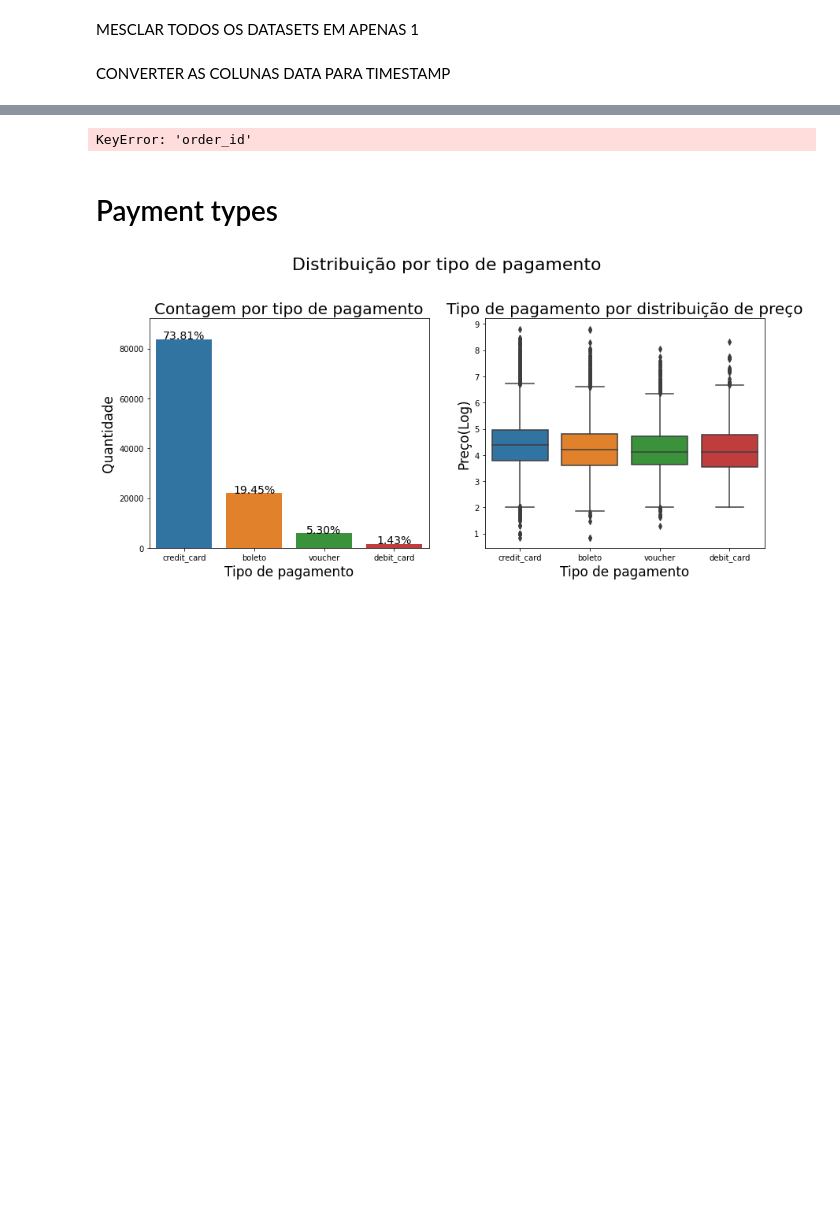
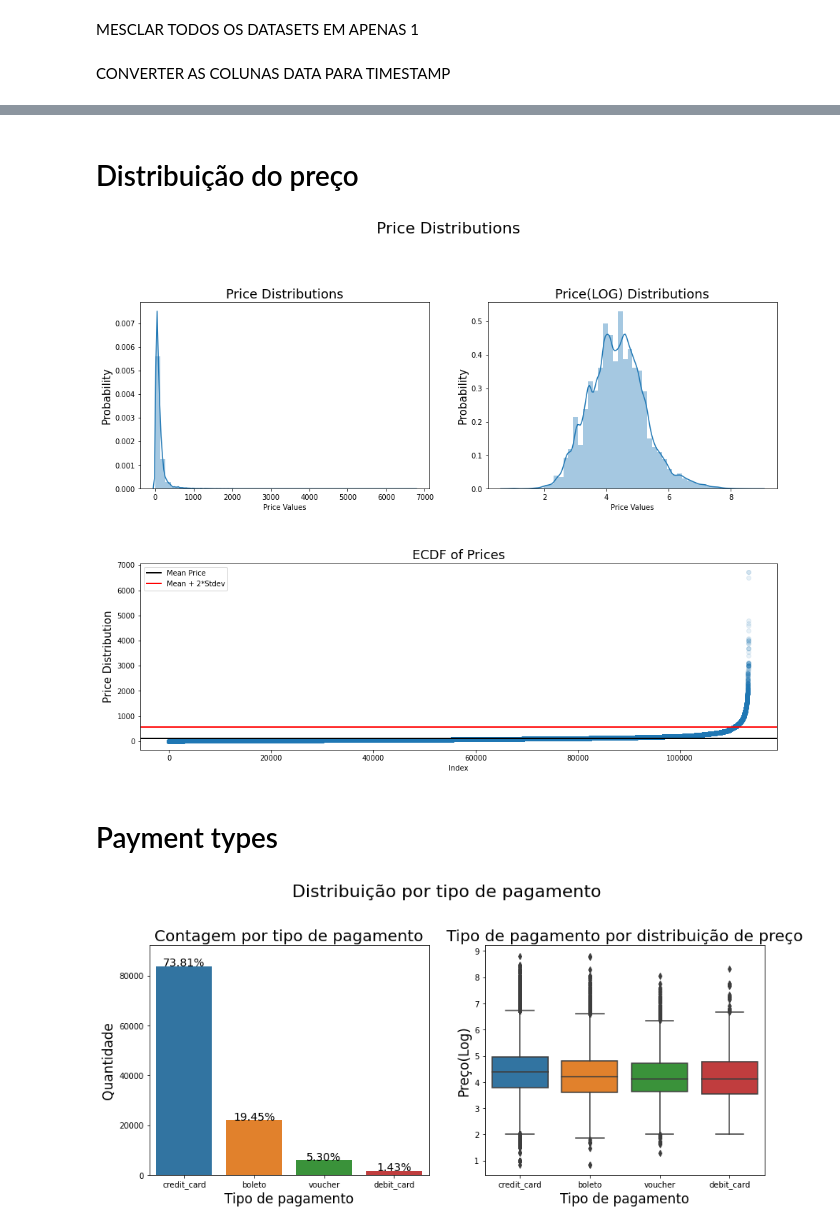
Before and after one commit to matusalemcassim/stack-labs, a Jupyter notebook: TESTE_02.ipynb, the cells around one changed output, grey strips where cells are left out. Cells and saved outputs as stored; diff of their text form; code cells hidden in the pictures; blank space fills up the shorter version.

```diff
--- a/TESTE_02.ipynb
+++ b/TESTE_02.ipynb
@@ -99,35 +76,41 @@ dts0
-# %%
-def complete_order_rate(s):
-    if s['order_id'].nunique() != 0:
-        rate = float(s[s['order_status_agg'] == 'completed']['order_id'].nunique())/float(s['order_id'].nunique())
-    else :
-        rate = 0.0
-    return rate
-dts1 = merge_df.groupby(pd.Grouper(key = 'order_purchase_timestamp',freq = 'W'))\
-        .agg(complete_order_rate).dropna().reset_index()
-dts1 = dts1[['order_purchase_timestamp','order_id']]
-dts1_col = {'order_purchase_timestamp':'Year-Month',
-            'order_id':'Complete Order Rate'}
-dts1 = dts1.rename(columns = dts1_col)
-print('Data sets cover time from {start_date} to {end_date}.'\
-      .format(start_date = merge_df['order_purchase_timestamp'].min(),\
-              end_date = merge_df['order_purchase_timestamp'].max()))
-print('Total order amount is {total_num}, {complete_rate:.2%} of the orders were success, {in_progress_rate:.2%} were in progress, {fail_rate:.2%} were failed'\
-        .format(total_num = merge_df['order_id'].nunique(),\
-        complete_rate = float(merge_df[merge_df['order_status_agg'] == 'completed']['order_id'].nunique())/float( merge_df['order_id'].nunique()),\
-        in_progress_rate = float(merge_df[merge_df['order_status_agg'] == 'order_in_progress']['order_id'].nunique())/float( merge_df['order_id'].nunique()),\
-        fail_rate = float(merge_df[merge_df['order_status_agg'] == 'order_fail']['order_id'].nunique())/float( merge_df['order_id'].nunique())))
-f, axs = plt.subplots(nrows = 2, ncols = 1, figsize = (20, 10), sharex = True, dpi = 120)
-for ax in axs:
-    ax.xaxis.set_major_locator(mdates.MonthLocator())
-    ax.xaxis.set_major_formatter(mdates.DateFormatter('%y:%m'))
-f.autofmt_xdate()
-axs[0].set_title('Weekly order amount')
-axs[1].set_title('Weekly order complete rate')
-sns.lineplot(x = 'Year-Month', y = 'Total_num', data = dts0, ax = axs[0]);
-sns.lineplot(x = 'Year-Month', y = 'Complete Order Rate', data = dts1, ax = axs[1] );
-# %% [output]
-KeyError: 'order_id'
+# %% [markdown]
+# Distribuição do preço
+# %%
+merge_df['price'].fillna(-1, inplace=True)
+
+plt.figure(figsize=(16,12))
+plt.suptitle('Price Distributions', fontsize=22)
+plt.subplot(221)
+g = sns.distplot(merge_df['price'])
+g.set_title("Price Distributions", fontsize=18)
+g.set_xlabel("Price Values")
+g.set_ylabel("Probability", fontsize=15)
+
+plt.subplot(222)
+g1 = sns.distplot(np.log(merge_df['price']+1.5))
+g1.set_title("Price(LOG) Distributions", fontsize=18)
+g1.set_xlabel("Price Values")
+g1.set_ylabel("Probability", fontsize=15)
+
+plt.subplot(212)
+g4 = plt.scatter(range(merge_df.shape[0]),
+                 np.sort(merge_df['price'].values),
+                 alpha=.1)
+g4= plt.title("ECDF of Prices", fontsize=18)
+g4 = plt.xlabel("Index")
+g4 = plt.ylabel("Price Distribution", fontsize=15)
+g4 = plt.axhline(merge_df[merge_df['price'] != -1]['price'].mean(), color='black',
+           label='Mean Price', linewidth=2)
+g4 = plt.axhline(merge_df[merge_df['price'] != -1]['price'].mean() + (2.5*merge_df[merge_df['price'] != -1]['price'].std()),
+                 color='red',
+           label='Mean + 2*Stdev', linewidth=2)
+g4 = plt.legend()
+
+plt.subplots_adjust(hspace = 0.4, top = 0.85)
+
+plt.show()
+# %% [output]
+[figure, added]
 # %% [markdown]
 # Payment types
 # %%
```
Also changed, not shown: parts of 20 cells of this notebook.
